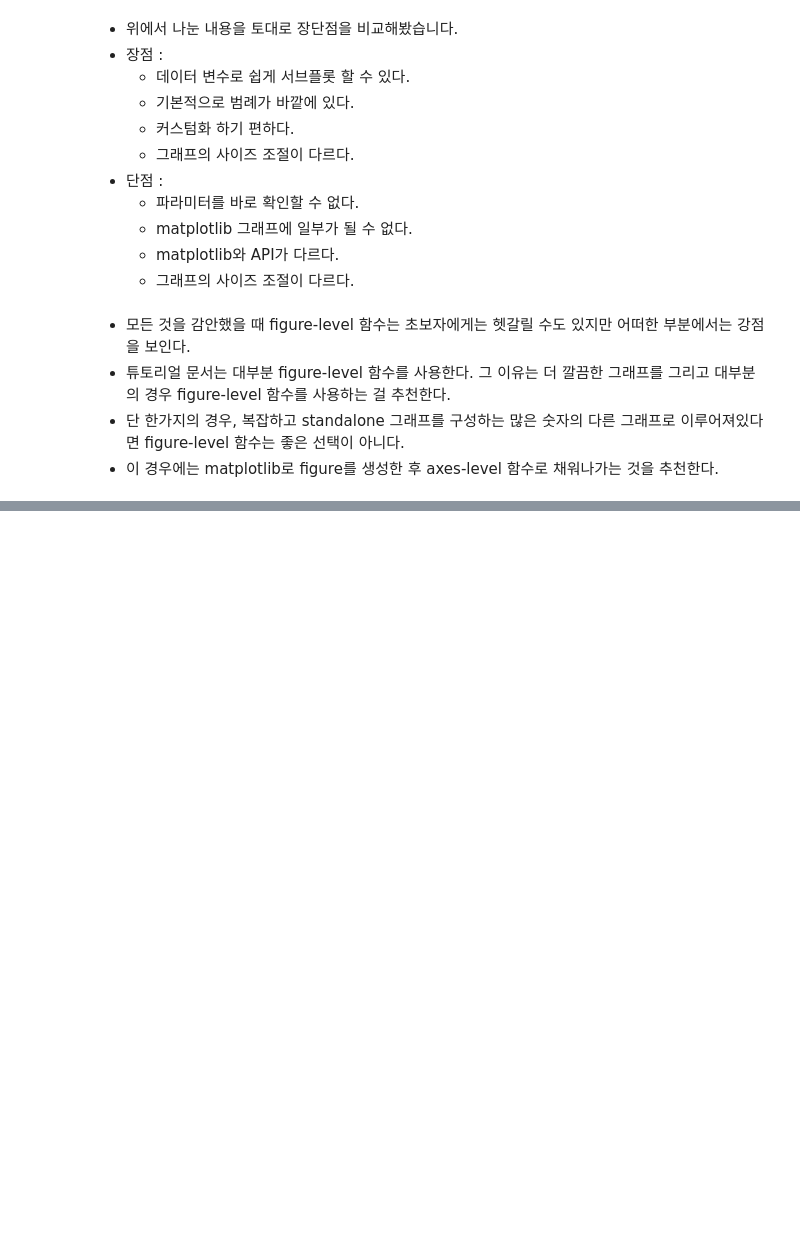
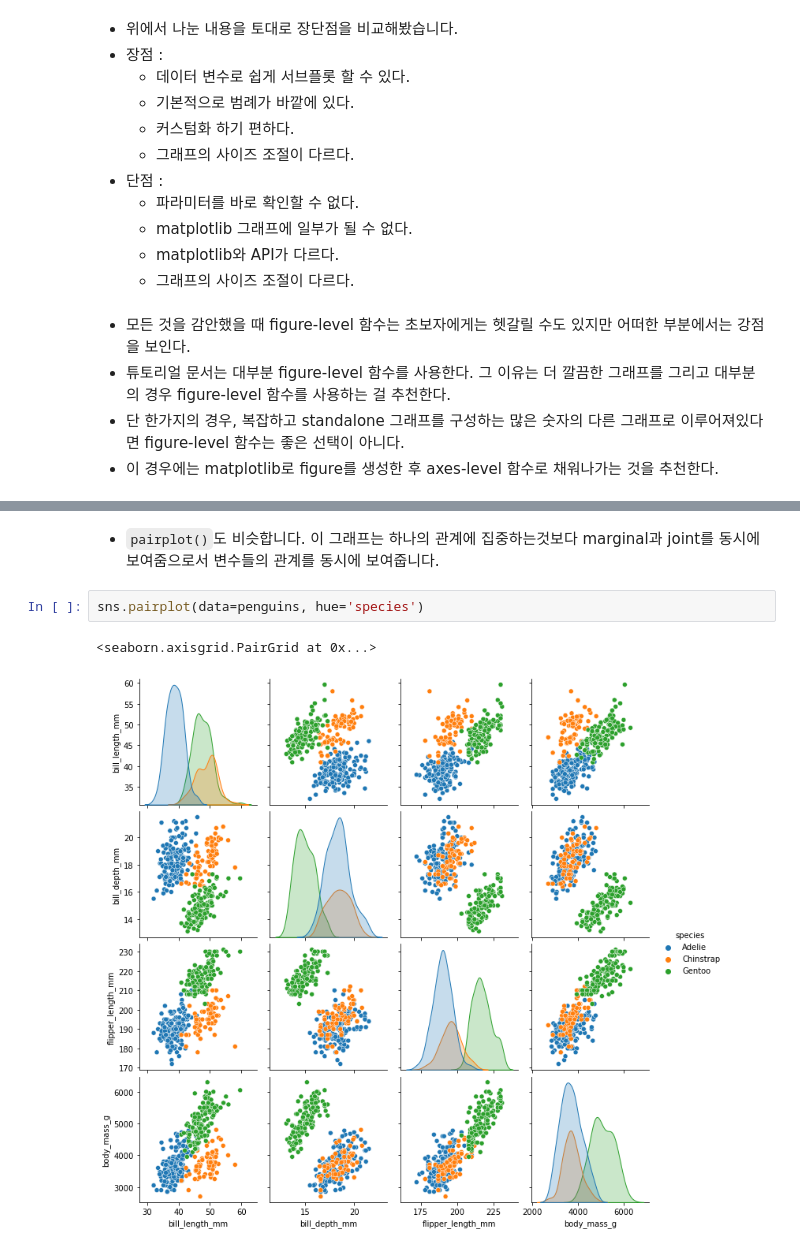
Before and after one commit to Daconic/Seaborn_tutorial_KOR, a Jupyter notebook: Overview of seaborn plotting function.ipynb, the cells around one changed output, grey strips where cells are left out. Cells and saved outputs as stored; diff of their text form; blank space fills up the shorter version.

```diff
--- a/Overview of seaborn plotting function.ipynb
+++ b/Overview of seaborn plotting function.ipynb
@@ -224,0 +240,7 @@ g = sns.FacetGrid(penguins, col='sex', height=3.5, aspect=.75)
+# %% [markdown]
+- `pairplot()`도 비슷합니다. 이 그래프는 하나의 관계에 집중하는것보다 marginal과 joint를 동시에 보여줌으로서 변수들의 관계를 동시에 보여줍니다.
+# %%
+sns.pairplot(data=penguins, hue='species')
+# %% [output]
+<seaborn.axisgrid.PairGrid at 0x...>
+[figure, added]
```
Also changed, not shown: parts of 6 cells of this notebook.
